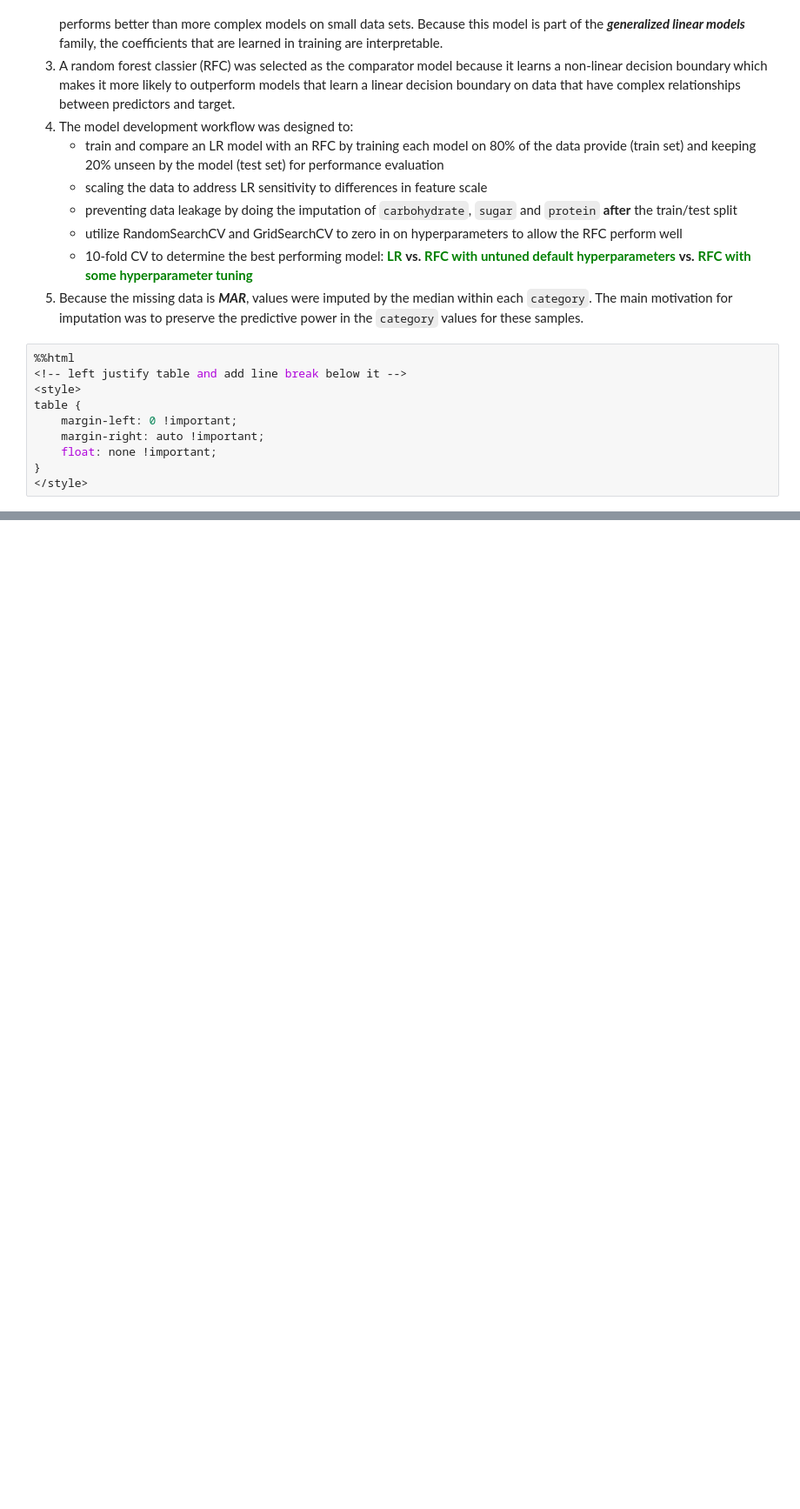
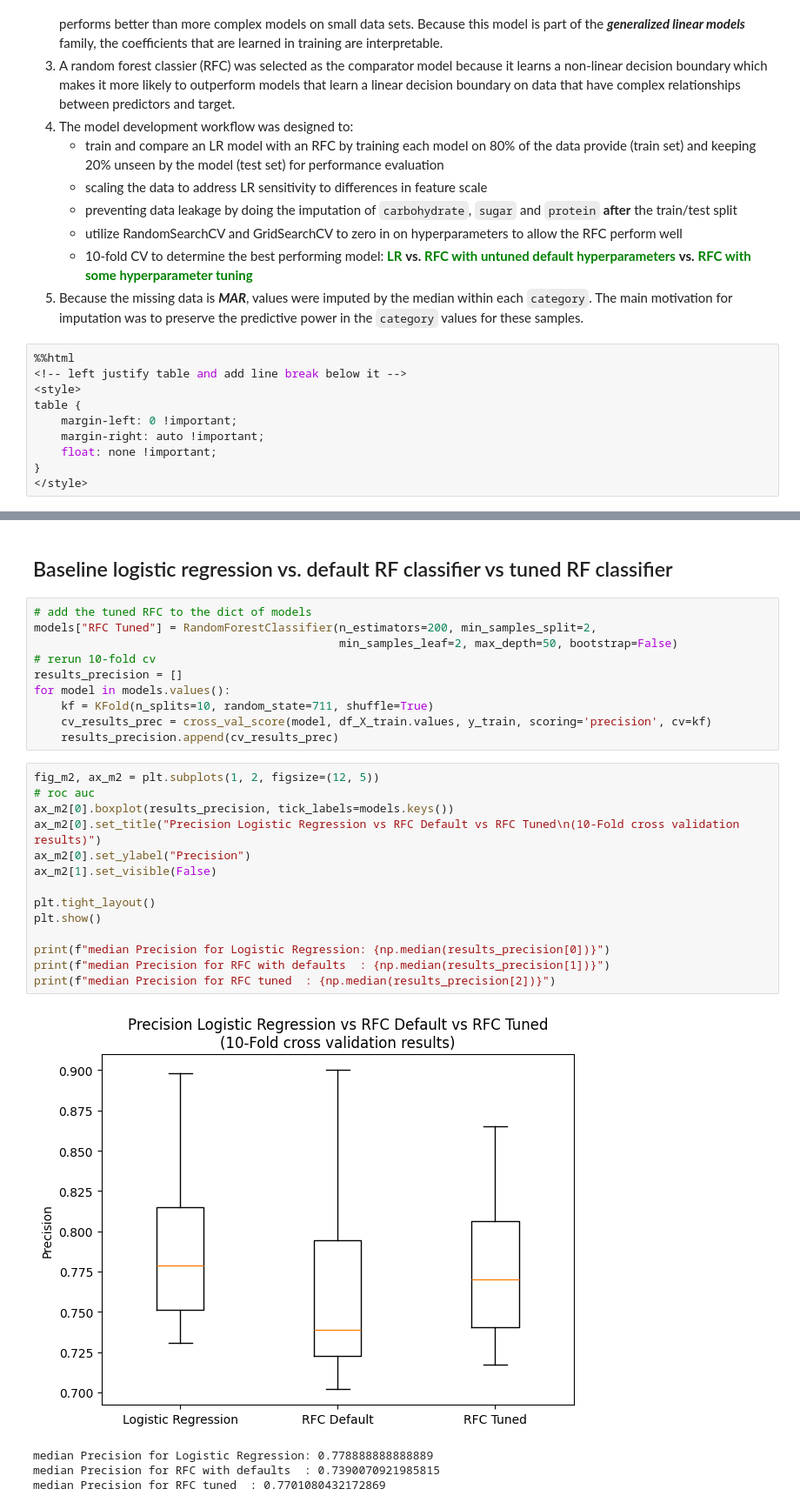
Before and after one commit to MichaelSzczepaniak/DSPortfolio, a Jupyter notebook: Tasty_Bites/TastyBites.ipynb, the cells around one changed output, grey strips where cells are left out. Shown at 87% size. Drawn from its saved outputs; the diff is of its cells as text; blank space fills up the shorter version.

Commit message:
add model eval section

```diff
--- a/Tasty_Bites/TastyBites.ipynb
+++ b/Tasty_Bites/TastyBites.ipynb
@@ -1156,0 +1222,31 @@ table {
+# %% [markdown]
+## Baseline logistic regression vs. default RF classifier vs tuned RF classifier
+# %%
+# add the tuned RFC to the dict of models
+models["RFC Tuned"] = RandomForestClassifier(n_estimators=200, min_samples_split=2,
+                                             min_samples_leaf=2, max_depth=50, bootstrap=False)
+# rerun 10-fold cv
+results_precision = []
+for model in models.values():
+    kf = KFold(n_splits=10, random_state=711, shuffle=True)
+    cv_results_prec = cross_val_score(model, df_X_train.values, y_train, scoring='precision', cv=kf)
+    results_precision.append(cv_results_prec)
+# %%
+fig_m2, ax_m2 = plt.subplots(1, 2, figsize=(12, 5))
+# roc auc
+ax_m2[0].boxplot(results_precision, tick_labels=models.keys())
+ax_m2[0].set_title("Precision Logistic Regression vs RFC Default vs RFC Tuned\n(10-Fold cross validation results)")
+ax_m2[0].set_ylabel("Precision")
+ax_m2[1].set_visible(False)
+
+plt.tight_layout()
+plt.show()
+
+print(f"median Precision for Logistic Regression: {np.median(results_precision[0])}")
+print(f"median Precision for RFC with defaults  : {np.median(results_precision[1])}")
+print(f"median Precision for RFC tuned  : {np.median(results_precision[2])}")
+# %% [output]
+[figure, added]
+median Precision for Logistic Regression: 0.778888888888889
+median Precision for RFC with defaults  : 0.7390070921985815
+median Precision for RFC tuned  : 0.7701080432172869
```
Also changed, not shown: parts of 14 cells of this notebook.
